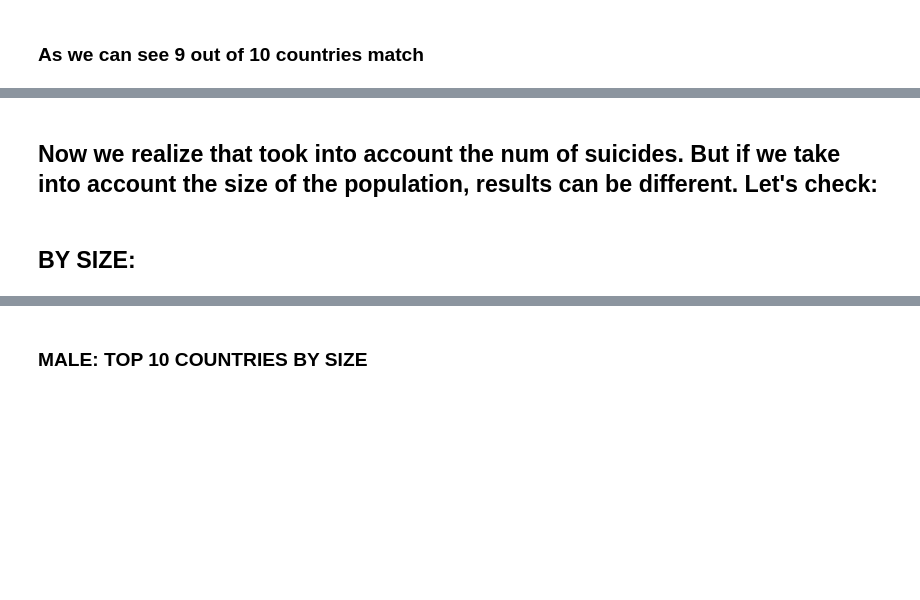
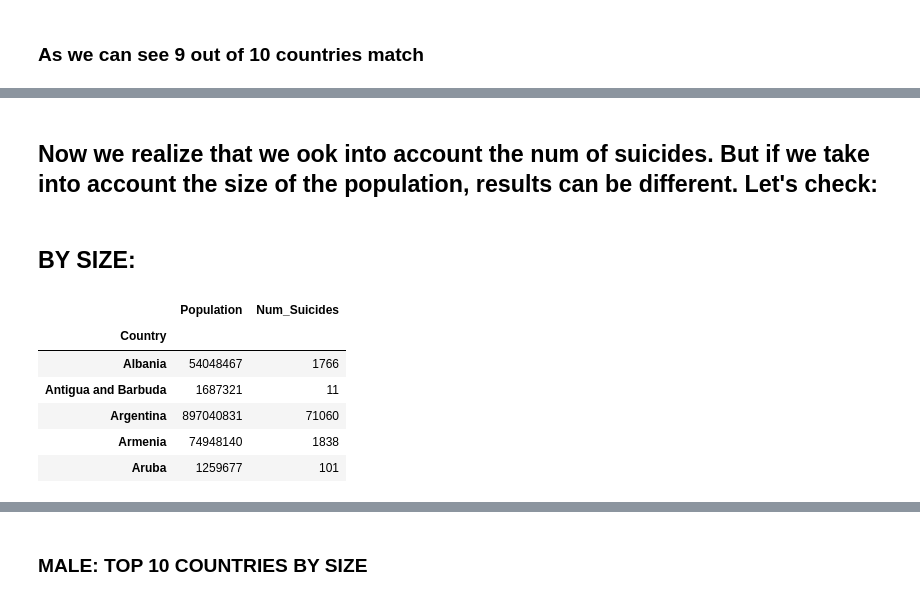
Before and after one commit to cinlaozdemir/Project-Week-3-Data-Thieves, a Jupyter notebook: your-project/Project3_DescStats-Copy2.ipynb, the cells around one changed output, grey strips where cells are left out. Drawn from its saved outputs; the diff is of its cells as text; code cells hidden in the pictures; blank space fills up the shorter version.

```diff
--- a/your-project/Project3_DescStats-Copy2.ipynb
+++ b/your-project/Project3_DescStats-Copy2.ipynb
@@ -109,4 +184,4 @@ set_intersection
 # %% [markdown]
-## Now we realize that took into account the num of suicides. But if we take into account the size of the population, results can be different. Let's check:
+## Now we realize that we ook into account the num of suicides. But if we take into account the size of the population, results can be different. Let's check:
 # %% [markdown]
 ## BY SIZE:
@@ -112,0 +190,10 @@ set_intersection
+# %%
+suicides_rate.head()
+# %% [output]
+|  | Population | Num_Suicides |
+| Country |  |  |
+| Albania | 54048467 | 1766 |
+| Antigua and Barbuda | 1687321 | 11 |
+| Argentina | 897040831 | 71060 |
+| Armenia | 74948140 | 1838 |
+| Aruba | 1259677 | 101 |
```
Also changed, not shown: parts of 49 cells of this notebook, 3 other files.
